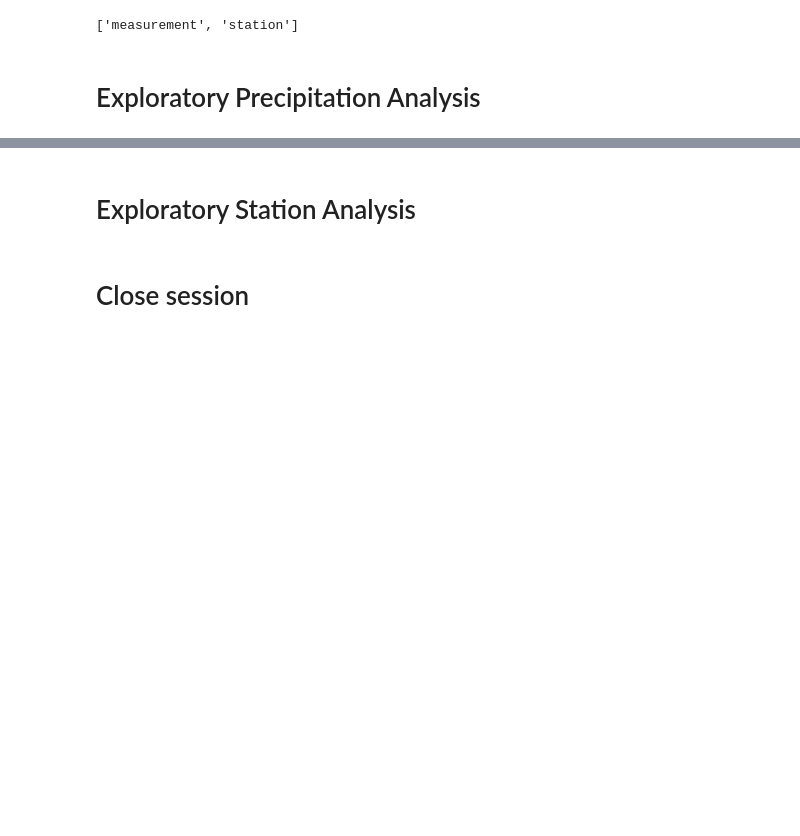
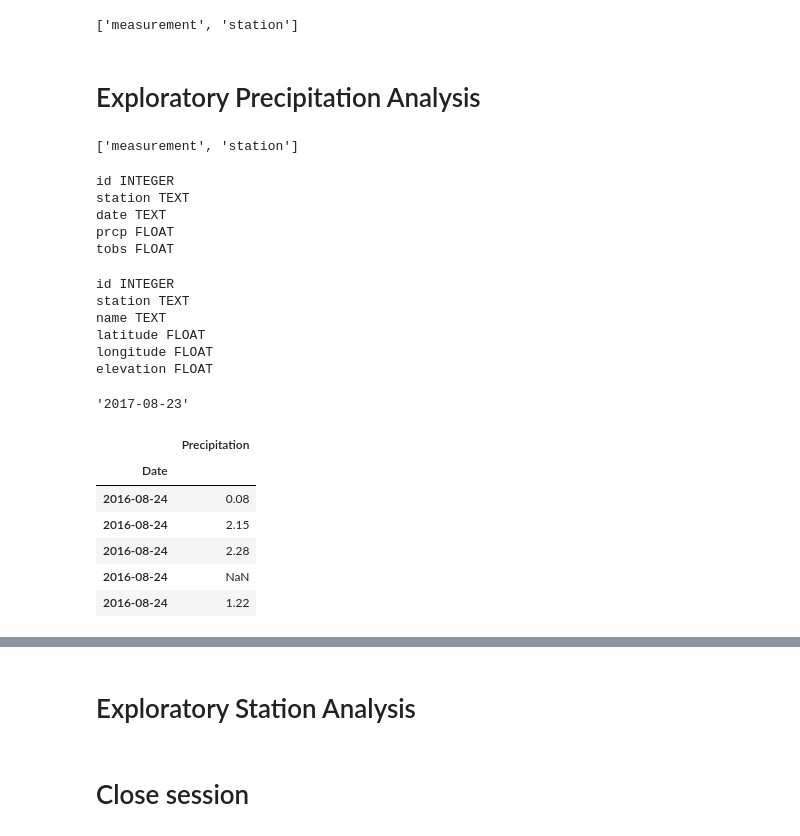
Before and after one commit to saraparveen26/SQLAlchemy---Climate-Data-Analysis-and-API-app, a Jupyter notebook: SurfsUp/climate_solved.ipynb, the cells around one changed output, grey strips where cells are left out. Cells and saved outputs as stored; diff of their text form; code cells hidden in the pictures; blank space fills up the shorter version.

```diff
--- a/SurfsUp/climate_solved.ipynb
+++ b/SurfsUp/climate_solved.ipynb
@@ -38,22 +39,67 @@ Station = Base.classes.station
 session = Session(engine)
 # %% [markdown]
 # Exploratory Precipitation Analysis
+# %%
+# Inspect the database to get table names
+inspector = inspect(engine)
+inspector.get_table_names()
+# %% [output]
+['measurement', 'station']
+# %%
+# Get a list of column names and types for the table named 'measurement'
+columns_measurement = inspector.get_columns('measurement')
+for c in columns_measurement:
+    print(c['name'], c["type"])
+# %% [output]
+id INTEGER
+station TEXT
+date TEXT
+prcp FLOAT
+tobs FLOAT
+# %%
+# Get a list of column names and types for the table named 'station'
+columns_station = inspector.get_columns('station')
+for c in columns_station:
+    print(c['name'], c["type"])
+# %% [output]
+id INTEGER
+station TEXT
+name TEXT
+latitude FLOAT
+longitude FLOAT
+elevation FLOAT
 # %%
-# Find the most recent date in the data set.
+# Find the most recent date in the dataset.
+latest_date = session.query(Measurement.date).order_by(Measurement.date.desc()).first().date
+latest_date
+# %% [output]
+'2017-08-23'
 # %%
 # Design a query to retrieve the last 12 months of precipitation data and plot the results.
+
 # Starting from the most recent data point in the database.
-
 # Calculate the date one year from the last date in data set.
-
+year_ago_date = dt.datetime.strptime(latest_date, '%Y-%m-%d') - dt.timedelta(days=365)
 
 # Perform a query to retrieve the data and precipitation scores
-
+prcp_scores = session.query(Measurement.date, Measurement.prcp).\
+            filter(Measurement.date >= year_ago_date).\
+            order_by(Measurement.date).all()
 
 # Save the query results as a Pandas DataFrame and set the index to the date column
-
+prcp_scores_db = pd.DataFrame(prcp_scores, columns=['Date', 'Precipitation'])
+prcp_scores_db.set_index('Date', inplace = True)
 
 # Sort the dataframe by date
+prcp_scores_db = prcp_scores_db.sort_index(ascending = True)
 
-
-# Use Pandas Plotting with Matplotlib to plot the data
+# Display the database
+prcp_scores_db.head()
+# %% [output]
+|  | Precipitation |
+| Date |  |
+| 2016-08-24 | 0.08 |
+| 2016-08-24 | 2.15 |
+| 2016-08-24 | 2.28 |
+| 2016-08-24 | NaN |
+| 2016-08-24 | 1.22 |
```
Also changed, not shown: parts of 4 cells of this notebook.
